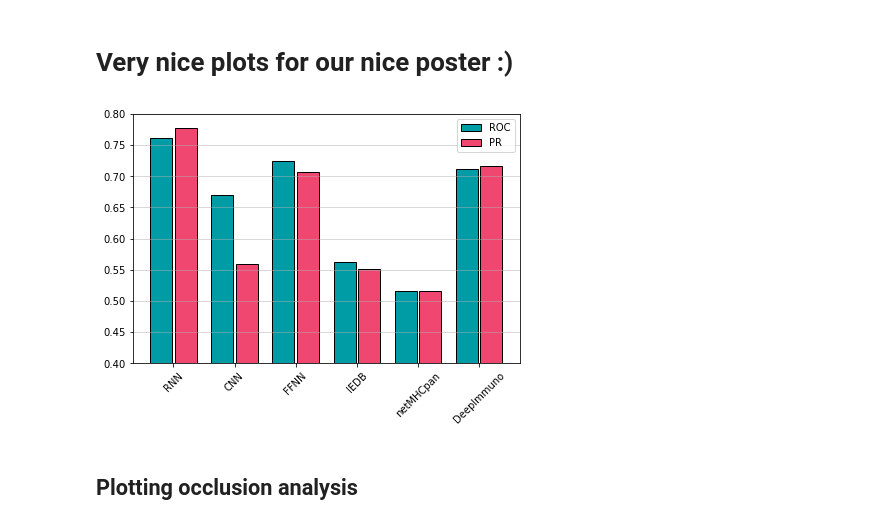
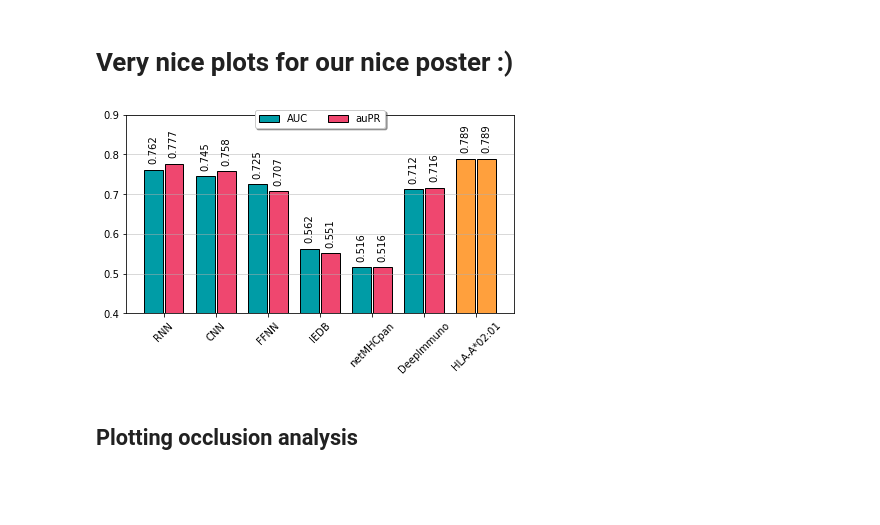
Before and after one commit to christian-creator/DL_peptide_immunogenecity, a Jupyter notebook: notebooks/plots.ipynb, the cells around one changed output. Cells and saved outputs as stored; diff of their text form; code cells hidden in the pictures; blank space fills up the shorter version.

```diff
--- a/notebooks/plots.ipynb
+++ b/notebooks/plots.ipynb
@@ -18,47 +20,64 @@ def bar_plot(models, ax, data, colors=None, total_width=0.8, single_width=1, leg
     # The width of a single bar
     bar_width = total_width / n_bars
 
+    text_offset_y = 0.02
+    text_offset_x = 0.1
+
     # List containing handles for the drawn bars, used for the legend
     bars = []
 
     # Iterate over all data
     for i, (name, values) in enumerate(data.items()):
         # The offset in x direction of that bar
         x_offset = (i - n_bars / 2) * bar_width + bar_width / 2
 
         # Draw a bar for every value of that type
         for x, y in enumerate(values):
-            bar = ax.bar(x + x_offset, y, width=bar_width * single_width, color=colors[i % len(colors)], edgecolor = "black")
+
+            if models[x] != "HLA-A*02:01":
+                bar = ax.bar(x + x_offset, y, width=bar_width * single_width, color=colors[i % len(colors)], edgecolor = "black")
+                text = ax.text(x + x_offset - text_offset_x, y + text_offset_y, y,rotation=90)
+            else:
+                bar = ax.bar(x + x_offset, y, width=bar_width * single_width, color="#FFA03D", edgecolor = "black")
+                text = ax.text(x + x_offset - text_offset_x, y + text_offset_y, y,rotation=90)
+
+
 
         # Add a handle to the last drawn bar, which we'll need for the legend
         bars.append(bar[0])
 
     # Draw legend if we need
     if legend:
-        ax.legend(bars, data.keys(), loc='upper right')
+        legend_elements = [Patch(facecolor='#009ca6', edgecolor='k',label='AUC'),
+                         Patch(facecolor='#ef476f', edgecolor='k',label='auPR')]
+        # ax.legend(bars, data.keys(), loc='upper right')
+        ax.legend(handles=legend_elements, loc='upper center', bbox_to_anchor=(0.5, 1.05),ncol=3, fancybox=True, shadow=True)
 
     ax.set_xticks(np.arange(len(models)))
     ax.set_xticklabels(models)
 
 
 data = {
-    "ROC": [0.762, 0.67, 0.725, 0.562, 0.516, 0.712],
-    "PR": [0.777, 0.56, 0.707, 0.551, 0.516, 0.716],
+    "ROC": [0.762, 0.745, 0.725, 0.562, 0.516, 0.712,0.789],
+    "PR": [0.777, 0.758, 0.707, 0.551, 0.516, 0.716, 0.789],
 
 }
 
-models = [ "RNN", "CNN", "FFNN", "IEDB", "netMHCpan","DeepImmuno"]
+models = [ "RNN", "CNN", "FFNN", "IEDB", "netMHCpan","DeepImmuno","HLA-A*02:01"]
 fig, ax = plt.subplots()
 bar_plot(models, ax, data, colors=["#009ca6", "#ef476f"], total_width=.8, single_width=.9)
 # plt.axhline(y=0.5, color='black', linestyle='--')
+
+
 plt.tight_layout()
-plt.ylim(0.4,0.8)
+plt.ylim(0.4,0.9)
 plt.xticks(rotation=45)
-plt.savefig("../plots/ROC_PR_barplot.png", dpi = 300)
+plt.tight_layout()
 plt.grid(axis="y",alpha=0.6)
+plt.savefig("../plots/ROC_PR_barplot.png", dpi = 300,bbox_inches = 'tight',pad_inches =0.1)
 plt.show()
 # %% [output]
-[figure, old version]
+[figure, new version]
 # %% [markdown]
 ## Plotting occlusion analysis
 # %%
```
Also changed, not shown: parts of 2 cells of this notebook, 11 other files.
